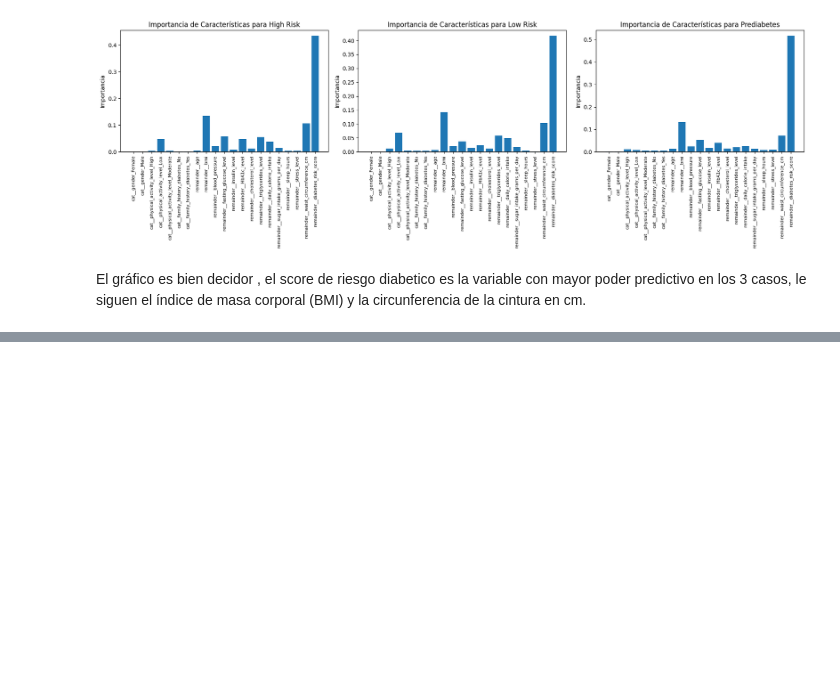
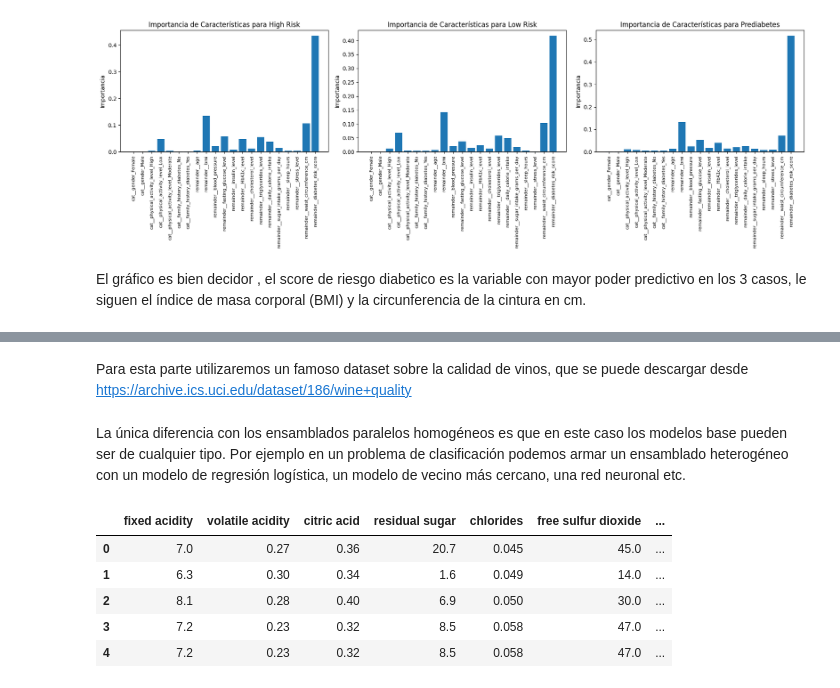
Before and after one commit to diegodiazross/ensamblados, a Jupyter notebook: ensamblados.ipynb, the cells around one changed output, grey strips where cells are left out. Drawn from its saved outputs; the diff is of its cells as text; code cells hidden in the pictures; blank space fills up the shorter version.

```diff
--- a/ensamblados.ipynb
+++ b/ensamblados.ipynb
@@ -139,0 +142,4 @@ El gráfico es bien decidor , el score de riesgo diabetico es la variable con ma
+# %% [markdown]
+Para esta parte utilizaremos un famoso dataset sobre la calidad de vinos, que se puede descargar desde https://archive.ics.uci.edu/dataset/186/wine+quality
+# %% [markdown]
+La única diferencia con los ensamblados paralelos homogéneos es que en este caso los modelos base pueden ser de cualquier tipo. Por ejemplo en un problema de clasificación podemos armar un ensamblado heterogéneo con un modelo de regresión logística, un modelo de vecino más cercano, una red neuronal etc.
@@ -139,0 +165,9 @@ El gráfico es bien decidor , el score de riesgo diabetico es la variable con ma
+# %%
+df_white_wine.head()
+# %% [output]
+|  | fixed acidity | volatile acidity | citric acid | residual sugar | chlorides | free sulfur dioxide | ... |
+| 0 | 7.0 | 0.27 | 0.36 | 20.7 | 0.045 | 45.0 | ... |
+| 1 | 6.3 | 0.30 | 0.34 | 1.6 | 0.049 | 14.0 | ... |
+| 2 | 8.1 | 0.28 | 0.40 | 6.9 | 0.050 | 30.0 | ... |
+| 3 | 7.2 | 0.23 | 0.32 | 8.5 | 0.058 | 47.0 | ... |
+| 4 | 7.2 | 0.23 | 0.32 | 8.5 | 0.058 | 47.0 | ... |
```
Also changed, not shown: parts of 18 cells of this notebook.
